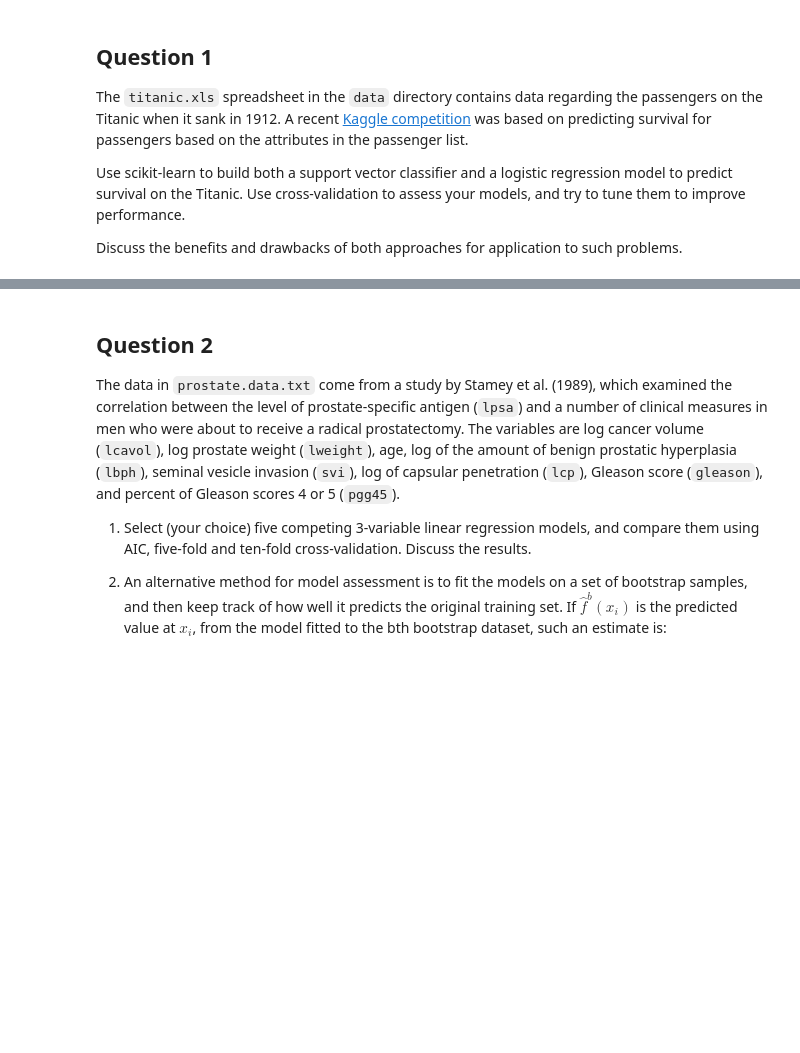
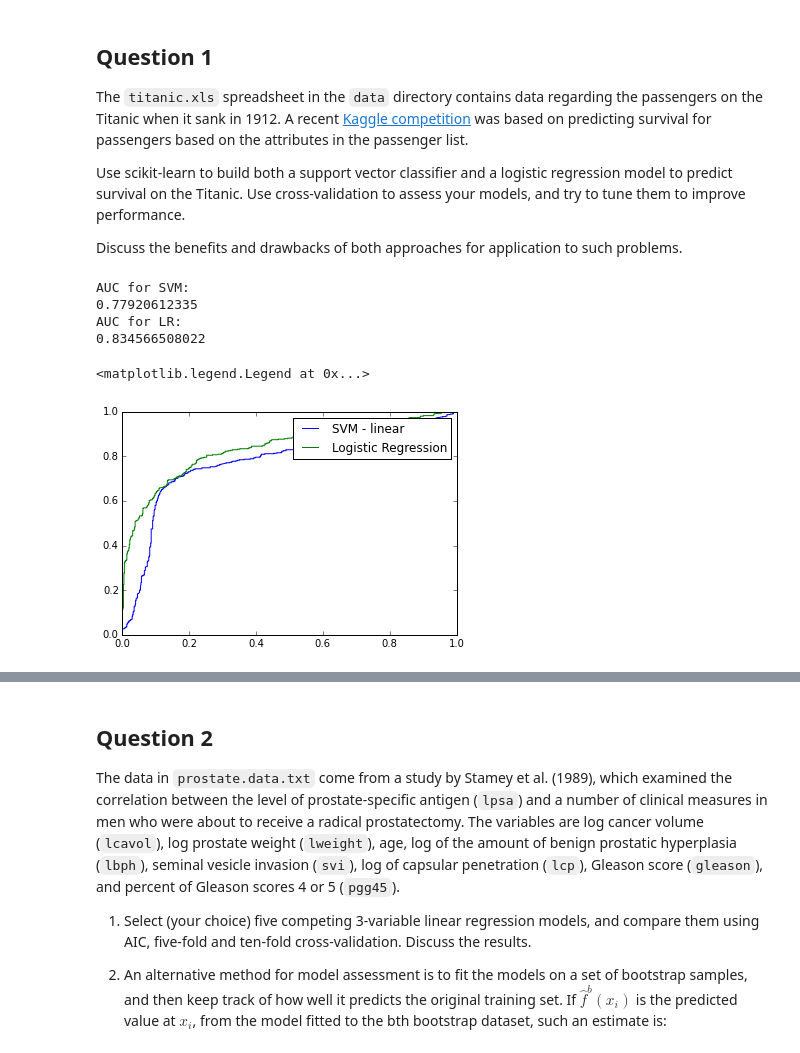
Before and after one commit to aplassard/Bios8366, a Jupyter notebook: homework/Homework 3.ipynb, the cells around one changed output, grey strips where cells are left out. Saved outputs shown, nothing was run; the diff lists cells and outputs as text; code cells hidden in the pictures; blank space fills up the shorter version.

```diff
--- a/homework/Homework 3.ipynb
+++ b/homework/Homework 3.ipynb
@@ -14,0 +43,45 @@ Discuss the benefits and drawbacks of both approaches for application to such pr
+# %%
+#Load and clean data
+titanic = pd.read_excel('../data/titanic.xls')
+
+titanic = titanic.dropna(subset=['survived'])
+titanic['female'] = titanic.sex.map({'female': 1, 'male': 0})
+titanic['sibsp_onehot'] = titanic.sibsp.map({0:0,1:1,2:1})
+titanic['embark_onehot'] = titanic.embarked.map({'C':0,'S':1})
+
+#Replace missing values with mean
+titanic.age.fillna((titanic.age.mean()), inplace=True)
+titanic.fare.fillna((titanic.fare.mean()), inplace=True)
+titanic = titanic.dropna(subset=['pclass','female','sibsp_onehot','parch','embark_onehot'])
+
+#Build X and Y matrices from data
+X = []
+Y = []
+
+for row in titanic.iterrows():
+    index, data = row
+    X.append([data.pclass, data.female, data.age,
+              data.fare, data.sibsp_onehot,
+              data.parch, data.embark_onehot])
+    Y.append(data.survived)
+
+X = np.asarray(X)
+Y = np.asarray(Y)
+# %%
+#Classifiers
+clfs = [("SVM", svm.SVC(kernel='linear')), ("LR", LogisticRegression())]
+for name, c in clfs:
+    distances, auc = evaluate(c, X, Y)
+    print("AUC for %s:" % name)
+    print(auc)
+    fpr,tpr,thresholds = metrics.roc_curve(Y, distances)
+    plt.plot(fpr,tpr)
+
+plt.legend(['SVM - linear','Logistic Regression'])
+# %% [output]
+AUC for SVM:
+0.77920612335
+AUC for LR:
+0.834566508022
+<matplotlib.legend.Legend at 0x...>
+[figure, added]
```
Also changed, not shown: parts of 23 cells of this notebook.
